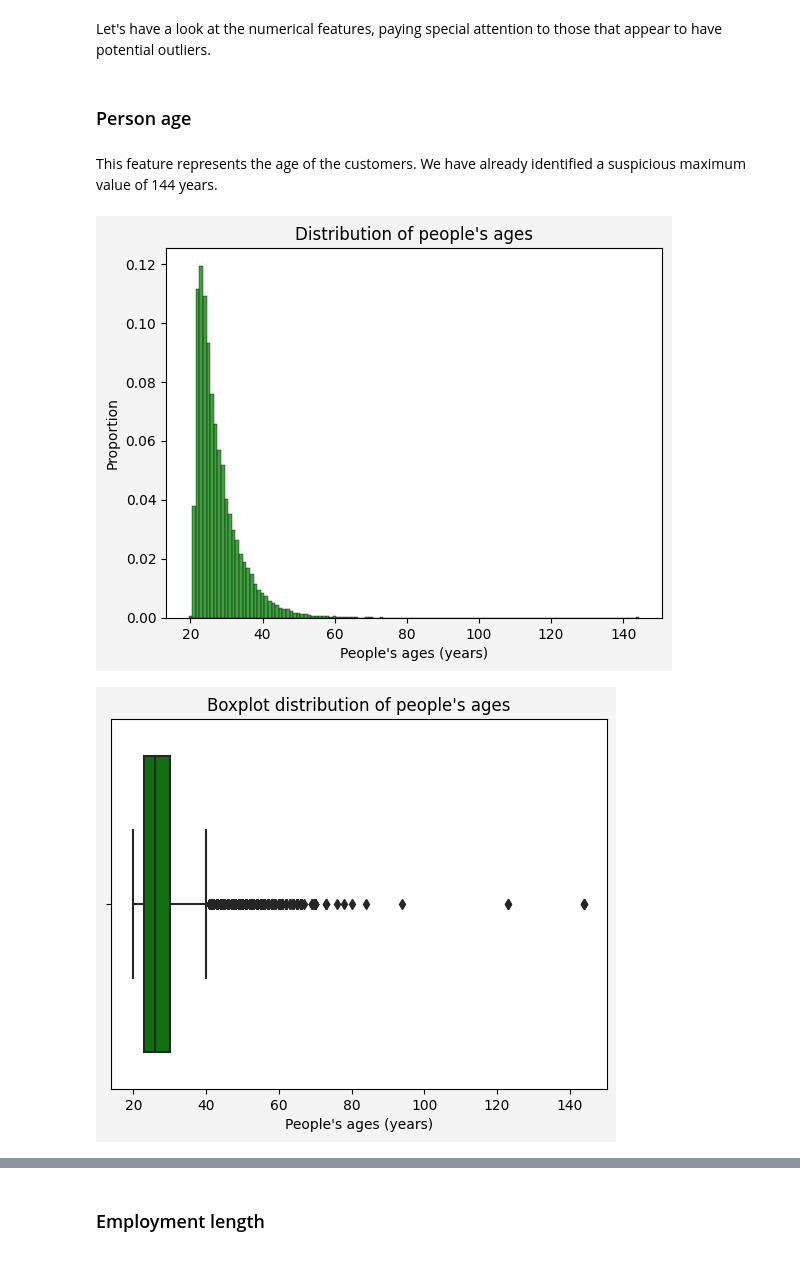
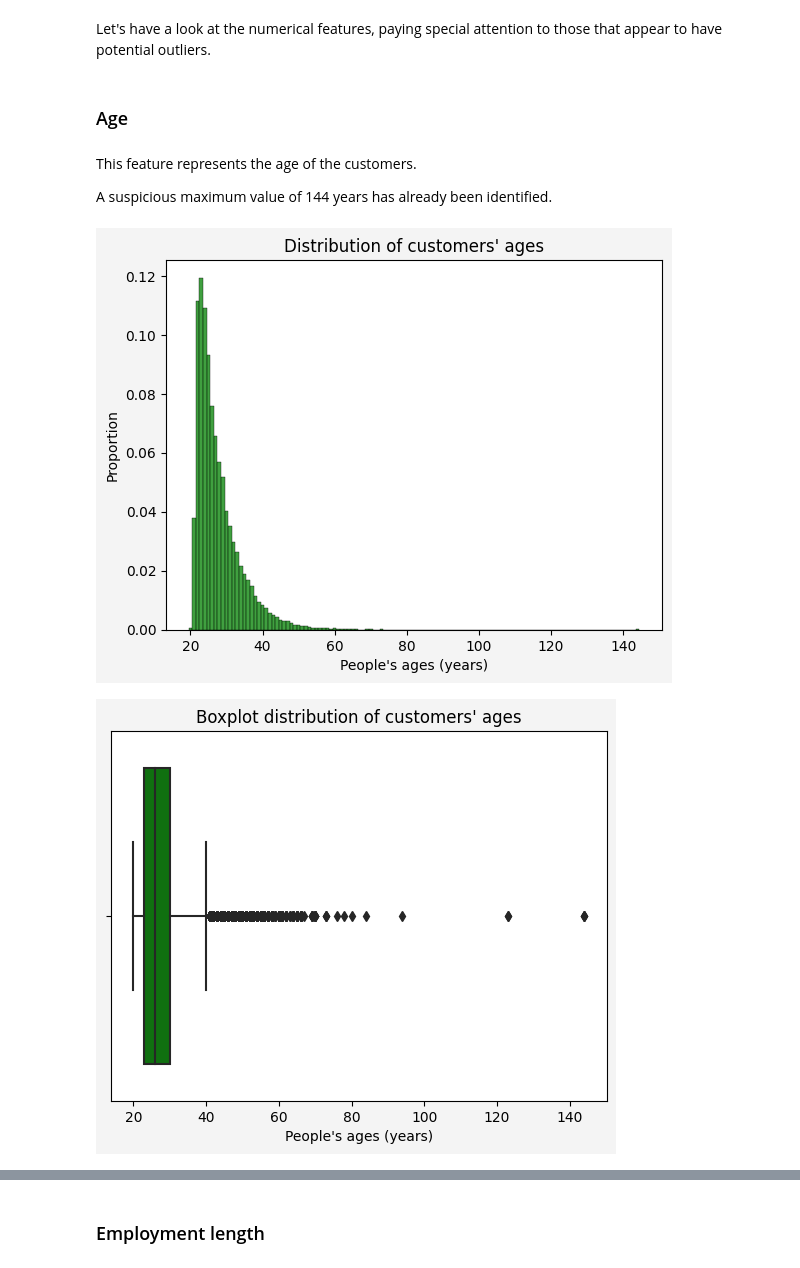
Before and after one commit to markort147/credit-risk-example-analysis-notebook, a Jupyter notebook: src/notebook.ipynb, the cells around one changed output, grey strips where cells are left out. Cells and saved outputs as stored; diff of their text form; code cells hidden in the pictures.

```diff
--- a/src/notebook.ipynb
+++ b/src/notebook.ipynb
@@ -103,3 +37,3 @@ Carico il dataset e formulo le prime osservazioni
 # %%
 #load the dataset
-df = pd.read_csv("credit_risk_dataset.csv")
+df = pd.read_csv("data/credit_risk_dataset.csv")
@@ -198,24 +131,24 @@ Categorical features:  ['person_home_ownership', 'loan_intent', 'cb_person_defau
 ## Numerical features
 # %% [markdown]
 Let's have a look at the numerical features, paying special attention to those that appear to have potential outliers.
-# %% [markdown]
-### Person age
+# %% [markdown]
+### Age
 # %% [markdown]
-This feature represents the age of the customers. We have already identified a suspicious maximum value of 144 years.
+This feature represents the age of the customers.
+
+A suspicious maximum value of 144 years has already been identified.
 # %%
-#plot the distribution
 plt.figure(facecolor='#F4F4F4')
 sns.histplot(data=df, x='person_age', stat='proportion', discrete=True, color='g')
-plt.title("Distribution of people's ages")
+plt.title("Distribution of customers' ages")
 plt.xlabel("People's ages (years)");
 # %% [output]
-[figure, old version]
+[figure, new version]
 # %%
-#plot a boxplot to enlight outliers
 plt.figure(facecolor='#F4F4F4')
 sns.boxplot(data=df, x='person_age', color='g')
-plt.title("Boxplot distribution of people's ages")
+plt.title("Boxplot distribution of customers' ages")
 plt.xlabel("People's ages (years)");
 # %% [output]
-[figure, old version]
+[figure, new version]
 # %% [markdown]
```
Also changed, not shown: parts of 67 cells of this notebook, 3 other files.
